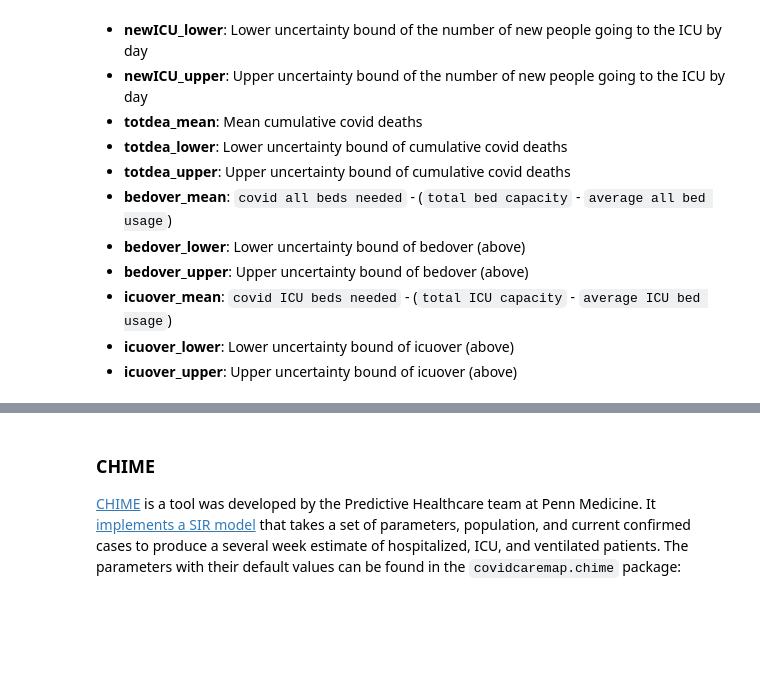
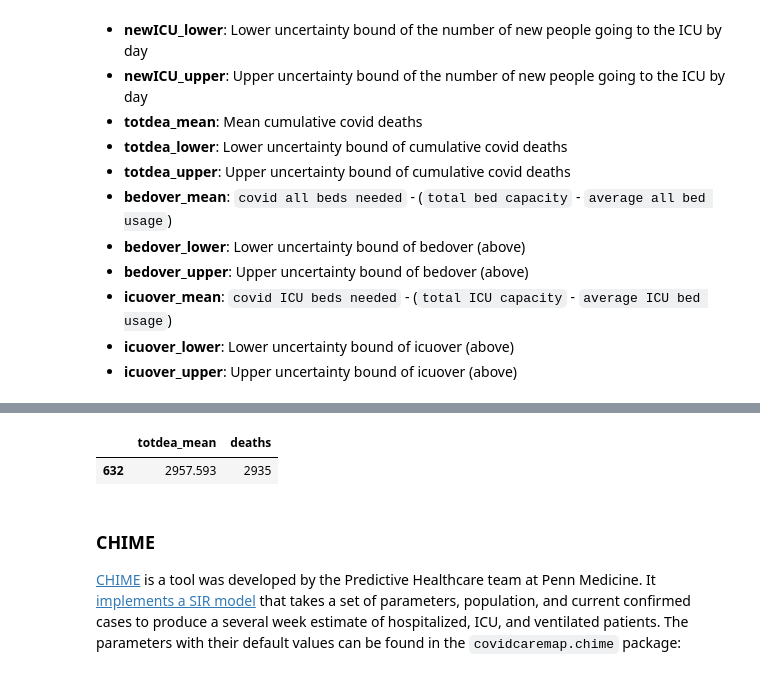
Before and after one commit to covidcaremap/covid19-healthsystemcapacity, a Jupyter notebook: notebooks/00_getting_started/02_Working_with_demand_data.ipynb, the cells around one changed output, grey strips where cells are left out. Cells and saved outputs as stored; diff of their text form; code cells hidden in the pictures; blank space fills up the shorter version.

```diff
--- a/notebooks/00_getting_started/02_Working_with_demand_data.ipynb
+++ b/notebooks/00_getting_started/02_Working_with_demand_data.ipynb
@@ -92,13 +144,16 @@ list(ihme_df.columns)
 # %%
 # Join in case data and compare projected total deaths for NY on 2020-03-26
 nytimes_state_df = get_nytimes_cases_by_state()
 
 forecast_and_cases = ihme_df.rename(columns={
     'location_name': 'state', 'date_reported': 'date'
 }).merge(nytimes_state_df, on=['state', 'date'])
 
 forecast_and_cases[(forecast_and_cases['state'] == 'New York') &
-                    (forecast_and_cases['date'] == '2020-03-26')][['totdea_mean', 'deaths']]
+                    (forecast_and_cases['date'] == '2020-04-03')][['totdea_mean', 'deaths']]
+# %% [output]
+|  | totdea_mean | deaths |
+| 632 | 2957.593 | 2935 |
 # %% [markdown]
 ### CHIME
 
```
Also changed, not shown: parts of 11 cells of this notebook.
